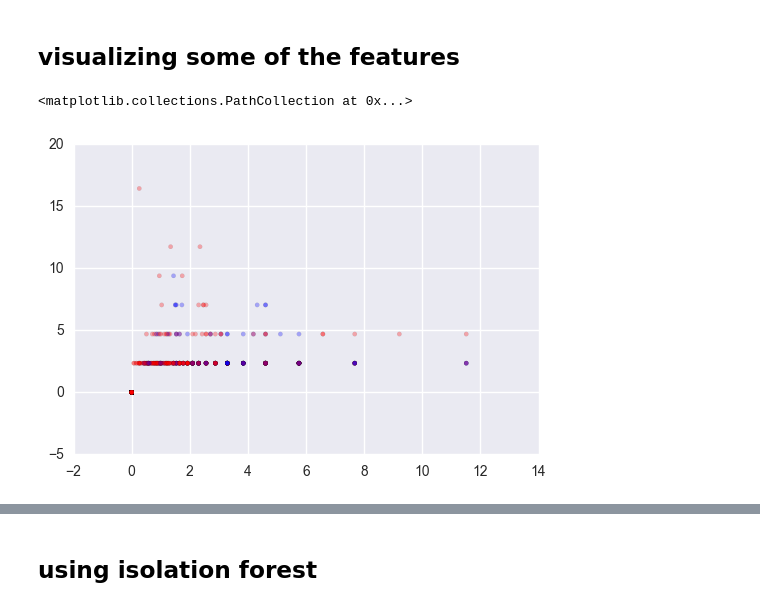
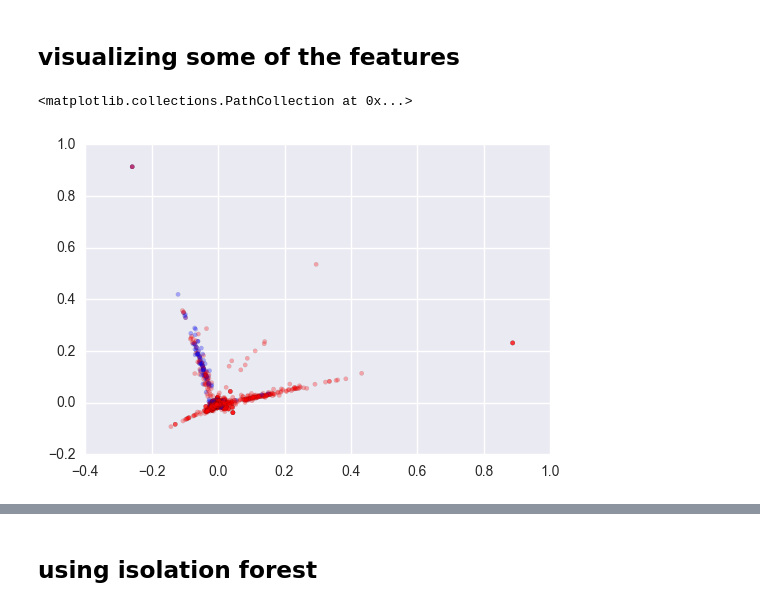
Before and after one commit to amirfz/youtube_troll_detection, a Jupyter notebook: insult_detection.ipynb, the cells around one changed output, grey strips where cells are left out. Cells and saved outputs as stored; diff of their text form; code cells hidden in the pictures.

```diff
--- a/insult_detection.ipynb
+++ b/insult_detection.ipynb
@@ -56,0 +53,11 @@ X = vectorizer.fit_transform(data.clean)
+# %%
+vectorizer = TfidfVectorizer(lowercase=False,
+                             analyzer=u'word',
+                             ngram_range=(1, 3),
+                             stop_words='english',
+                             binary=False,
+                             norm=u'l2',
+                             use_idf=True,
+                             smooth_idf=True,
+                             sublinear_tf=True)
+X = vectorizer.fit_transform(data.clean)
@@ -102,7 +152,7 @@ plt.plot(pca.explained_variance_ratio_)
 # %%
 %%time
 
-pca = decomposition.PCA(n_components=20)
+pca = decomposition.PCA(n_components=10)
 pca.fit(X.toarray())
 X_pca = pca.transform(X.toarray())
 # %% [output]
@@ -317,15 +304,15 @@ Name: comment, dtype: object
 # %%
 colors = ['r', 'b']
 label_colors = [colors[lab] for lab in data.troll.values]
 
-plt.scatter(X_ext[:,-1], X_ext[:,-2],
+plt.scatter(X_pca[:,3], X_pca[:,2],
             s=10,
             lw=0.1,
             c=label_colors,
             alpha=0.3)
 # %% [output]
 <matplotlib.collections.PathCollection at 0x...>
-[figure, old version]
+[figure, new version]
 # %%
 a = plt.hist(X_ext[:,-1], bins=100)
 # %% [output]
```
Also changed, not shown: parts of 42 cells of this notebook.
